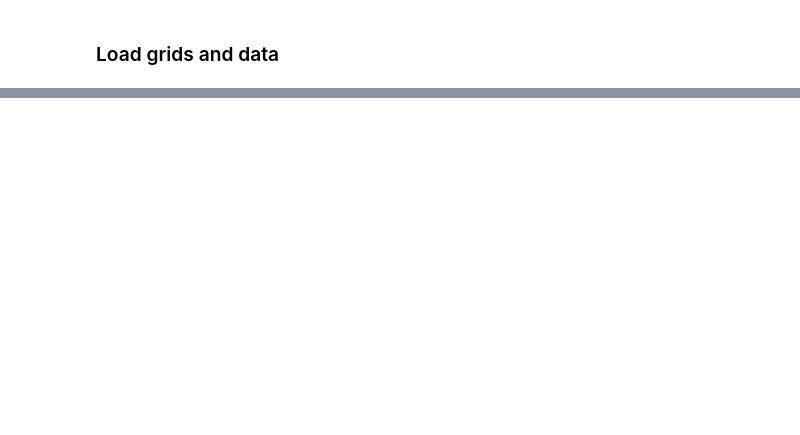
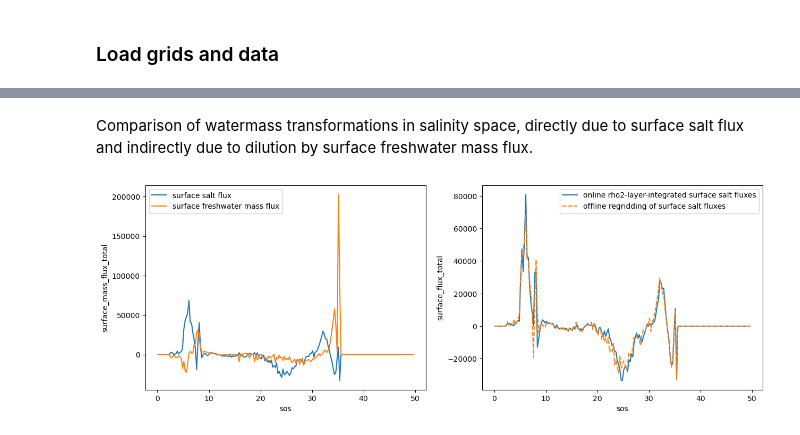
Before and after one commit to NOAA-GFDL/xwmt, a Jupyter notebook: notebooks/basic_xwmt_tutorial.ipynb, the cells around one changed output, grey strips where cells are left out. Cells and saved outputs as stored; diff of their text form; code cells hidden in the pictures; blank space fills up the shorter version.

```diff
--- a/notebooks/basic_xwmt_tutorial.ipynb
+++ b/notebooks/basic_xwmt_tutorial.ipynb
@@ -137,0 +132,14 @@ There is still a small discrepancy between the 3D surface forcings and the 2D to
+# %% [markdown]
+Comparison of watermass transformations in salinity space, directly due to surface salt flux and indirectly due to dilution by surface freshwater mass flux.
+# %%
+plt.figure(figsize=(15, 5))
+plt.subplot(1,2,1)
+G_salinity['surface_flux_basal'].plot(label="surface salt flux")
+G_salinity['surface_mass_flux_total'].plot(label="surface freshwater mass flux")
+plt.legend()
+plt.subplot(1,2,2)
+G_salinity['boundary_forcing'].plot(label="online rho2-layer-integrated surface salt fluxes")
+G_salinity['surface_flux_total'].plot(ls="--", label="offline regridding of surface salt fluxes")
+plt.legend();
+# %% [output]
+[figure, added]
```
Also changed, not shown: parts of 15 cells of this notebook, 4 other files.
